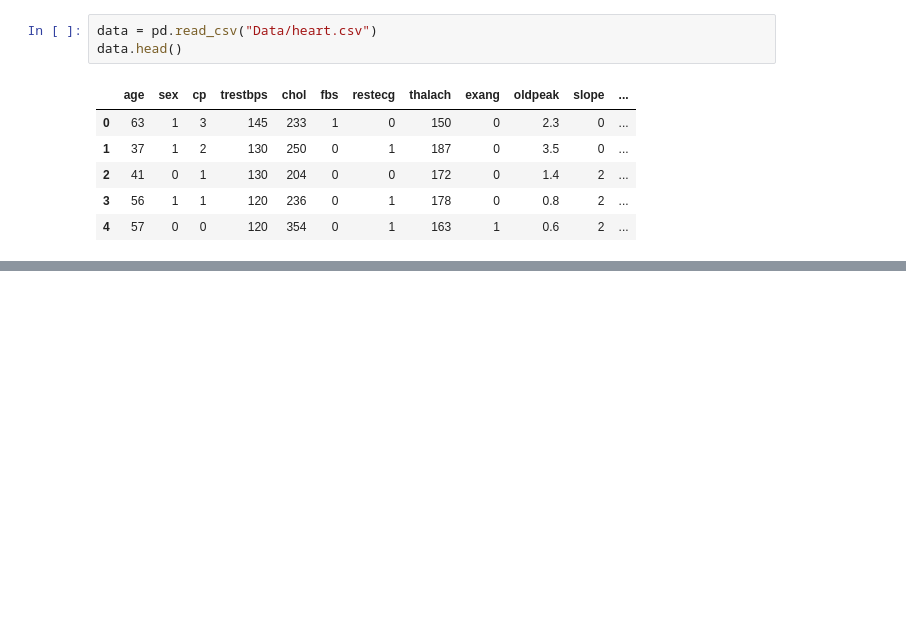
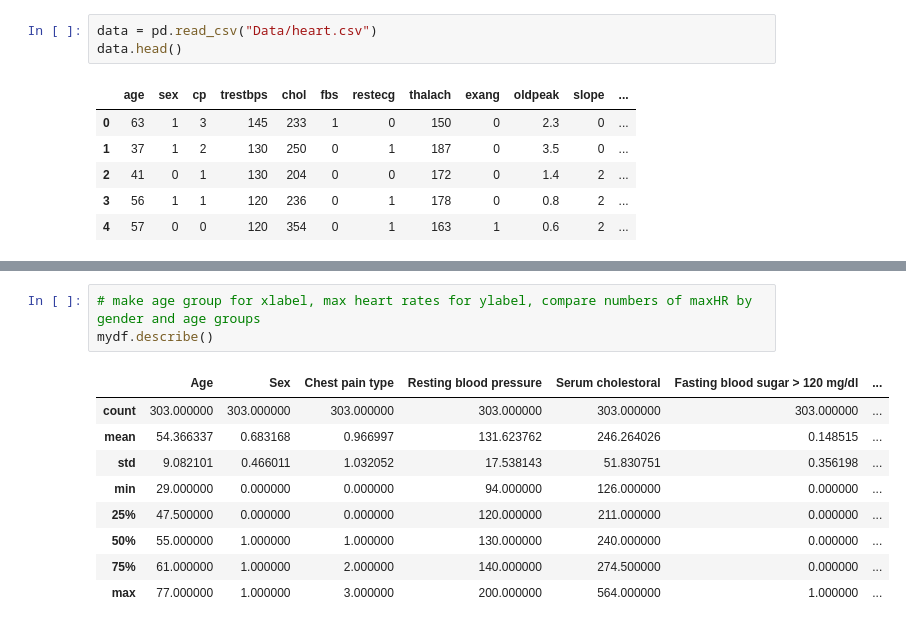
Before and after one commit to estebanGeorgeBrown/aiProject, a Jupyter notebook: Untitled.ipynb, the cells around one changed output, grey strips where cells are left out. Cells and saved outputs as stored; diff of their text form; blank space fills up the shorter version.

```diff
--- a/Untitled.ipynb
+++ b/Untitled.ipynb
@@ -79,0 +128,13 @@ Median:           153.0
+# %%
+# make age group for xlabel, max heart rates for ylabel, compare numbers of maxHR by gender and age groups
+mydf.describe()
+# %% [output]
+|  | Age | Sex | Chest pain type | Resting blood pressure | Serum cholestoral | Fasting blood sugar > 120 mg/dl | ... |
+| count | 303.000000 | 303.000000 | 303.000000 | 303.000000 | 303.000000 | 303.000000 | ... |
+| mean | 54.366337 | 0.683168 | 0.966997 | 131.623762 | 246.264026 | 0.148515 | ... |
+| std | 9.082101 | 0.466011 | 1.032052 | 17.538143 | 51.830751 | 0.356198 | ... |
+| min | 29.000000 | 0.000000 | 0.000000 | 94.000000 | 126.000000 | 0.000000 | ... |
+| 25% | 47.500000 | 0.000000 | 0.000000 | 120.000000 | 211.000000 | 0.000000 | ... |
+| 50% | 55.000000 | 1.000000 | 1.000000 | 130.000000 | 240.000000 | 0.000000 | ... |
+| 75% | 61.000000 | 1.000000 | 2.000000 | 140.000000 | 274.500000 | 0.000000 | ... |
+| max | 77.000000 | 1.000000 | 3.000000 | 200.000000 | 564.000000 | 1.000000 | ... |
```
Also changed, not shown: parts of 28 cells of this notebook.
